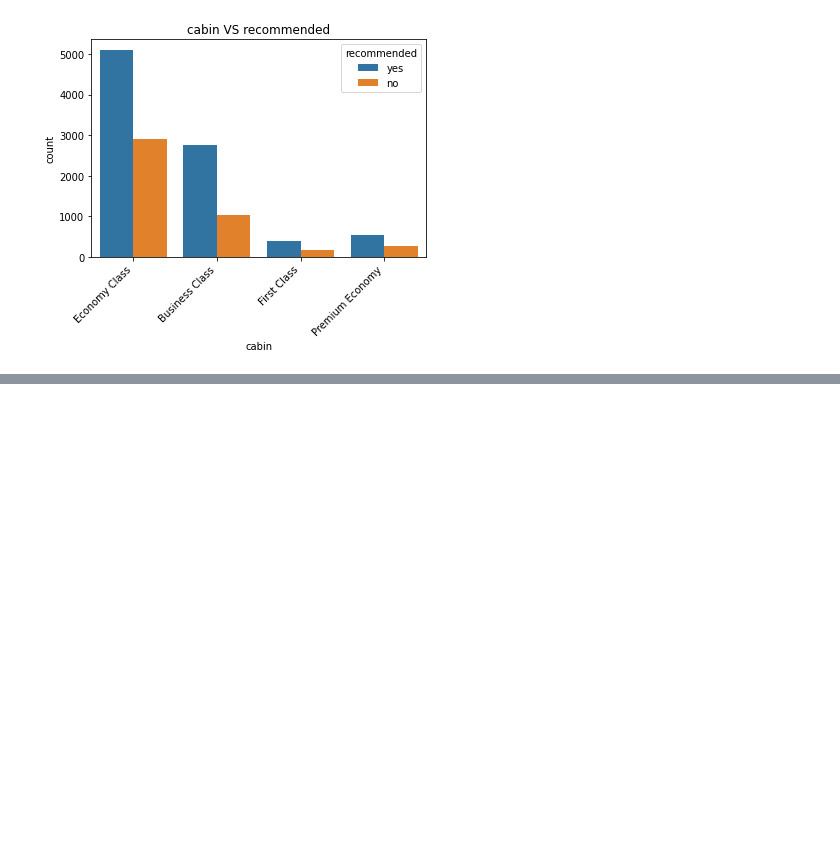
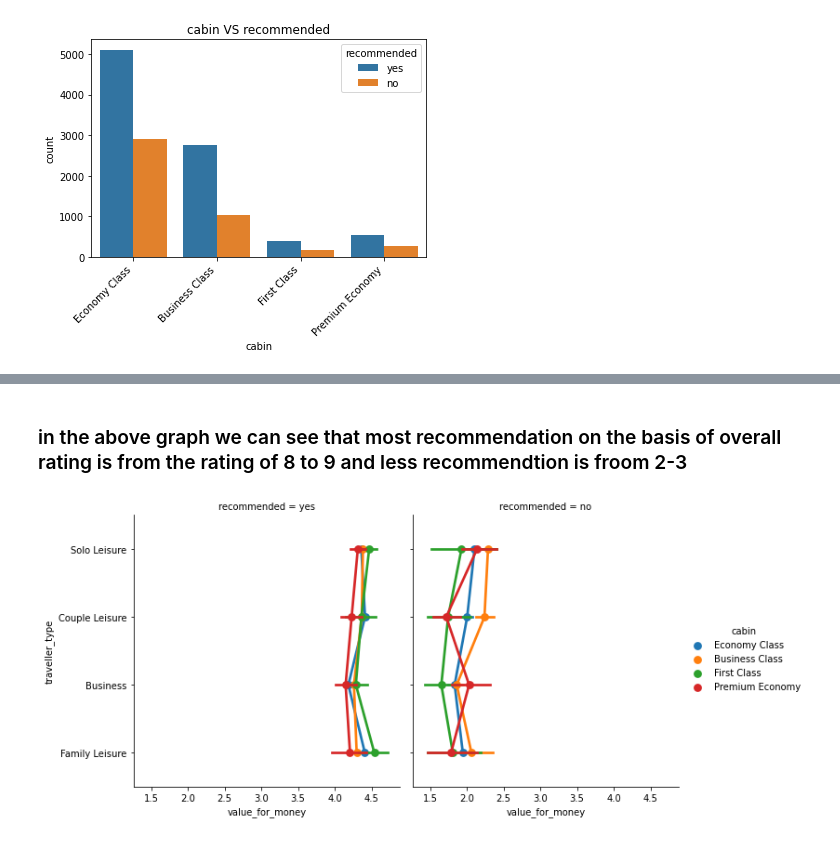
Before and after one commit to amanSing-h/Data-Airline-Reviews-Project, a Jupyter notebook: Data_Airline_Reviews.ipynb, the cells around one changed output, grey strips where cells are left out. Saved outputs shown, nothing was run; the diff lists cells and outputs as text; code cells hidden in the pictures; blank space fills up the shorter version.

```diff
--- a/Data_Airline_Reviews.ipynb
+++ b/Data_Airline_Reviews.ipynb
@@ -555,0 +609,7 @@ here we can see in which class people are recomending the yes or no
+# %% [markdown]
+### in the above graph we can see that most recommendation on the basis of overall rating is from the rating of 8 to 9 and less recommendtion is froom 2-3
+# %%
+sn.factorplot("value_for_money","traveller_type",hue="cabin",col="recommended",data=df)
+plt.show()
+# %% [output]
+[figure, added]
```
Also changed, not shown: parts of 17 cells of this notebook.
